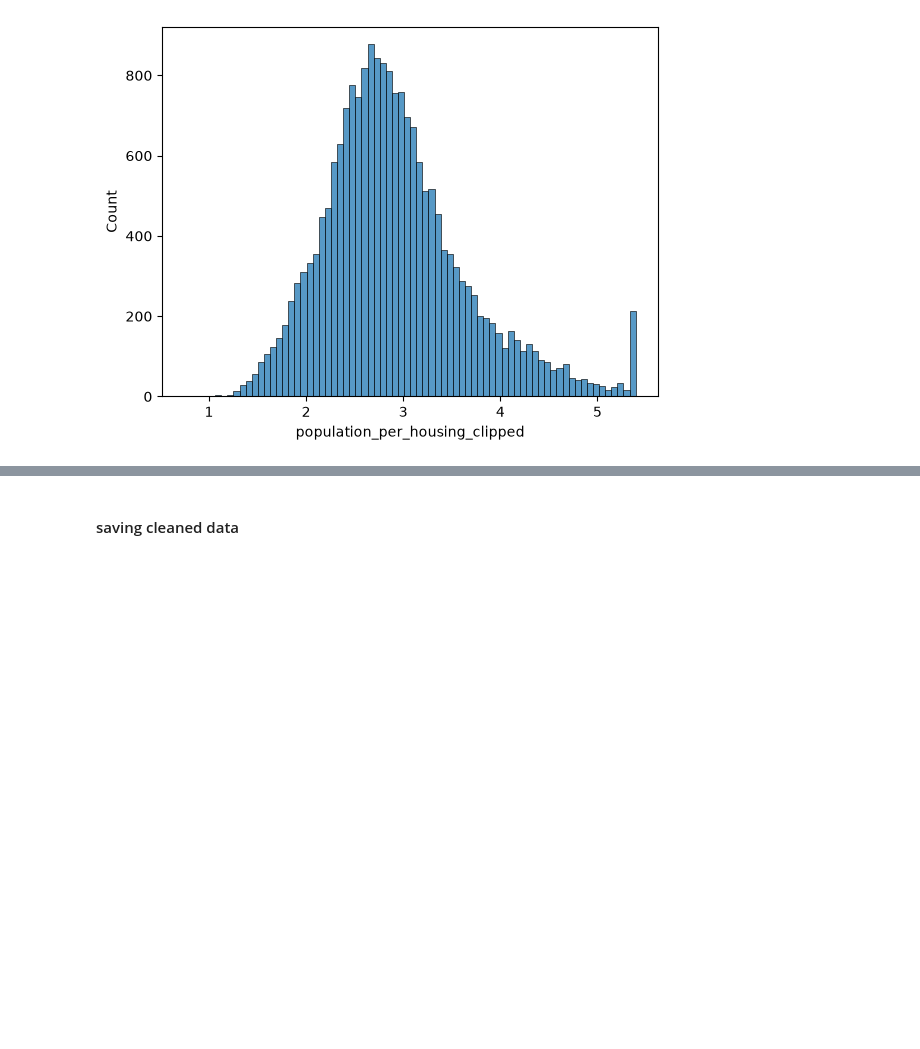
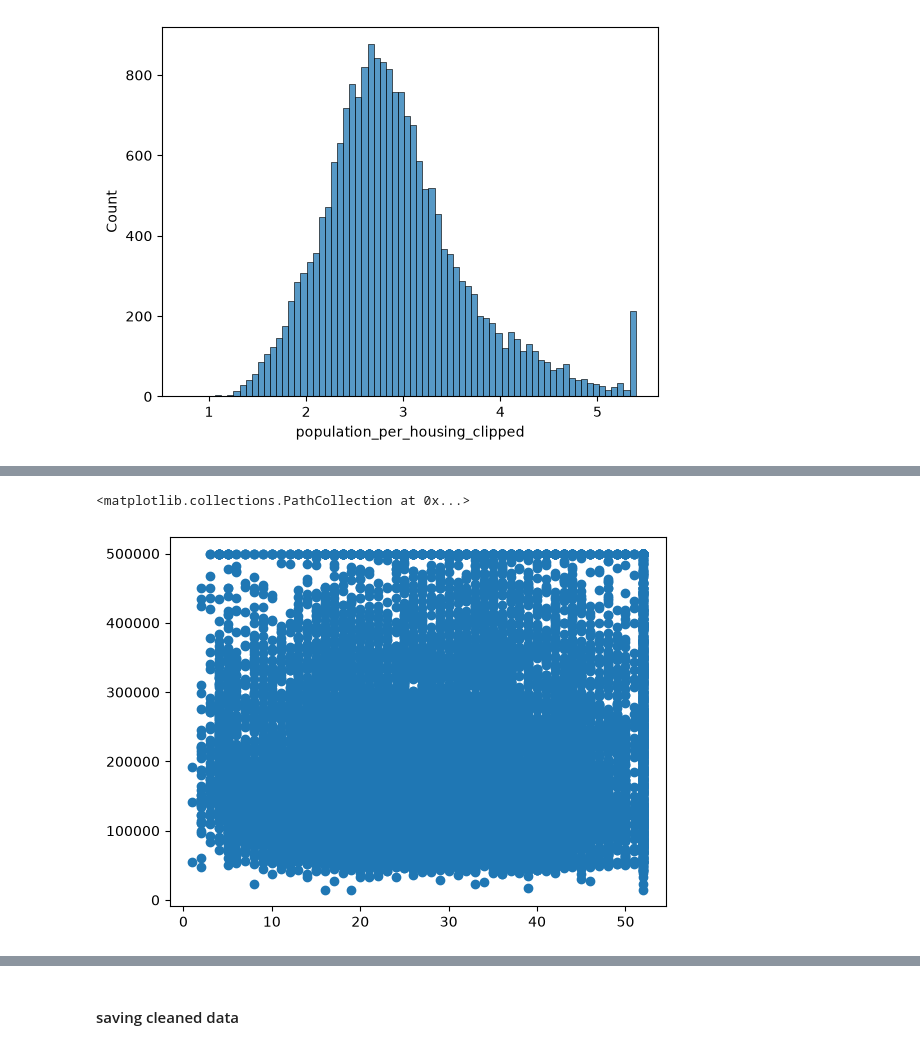
Before and after one commit to MohammadNasrollahiCE/Linear-Regression-From-Scrach, a Jupyter notebook: notebooks/01_Data_Analysis.ipynb, the cells around one changed output, grey strips where cells are left out. Saved outputs shown, nothing was run; the diff lists cells and outputs as text; code cells hidden in the pictures; blank space fills up the shorter version.

```diff
--- a/notebooks/01_Data_Analysis.ipynb
+++ b/notebooks/01_Data_Analysis.ipynb
@@ -466,0 +488,5 @@ sns.histplot(df['population_per_housing_clipped'])
+# %%
+plt.scatter(df['housing_median_age'], df['median_house_value'])
+# %% [output]
+<matplotlib.collections.PathCollection at 0x...>
+[figure, added]
```
Also changed, not shown: parts of 15 cells of this notebook.
